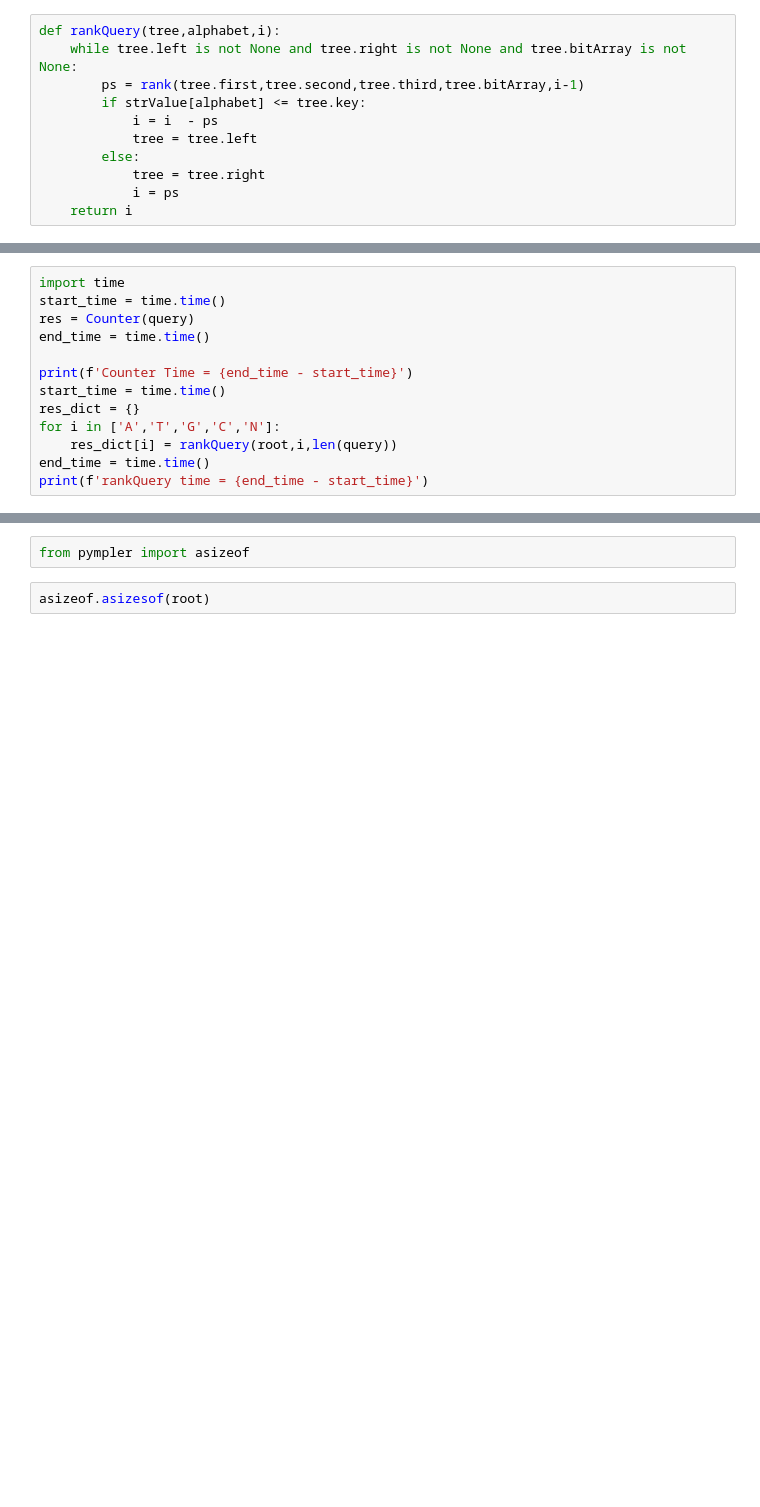
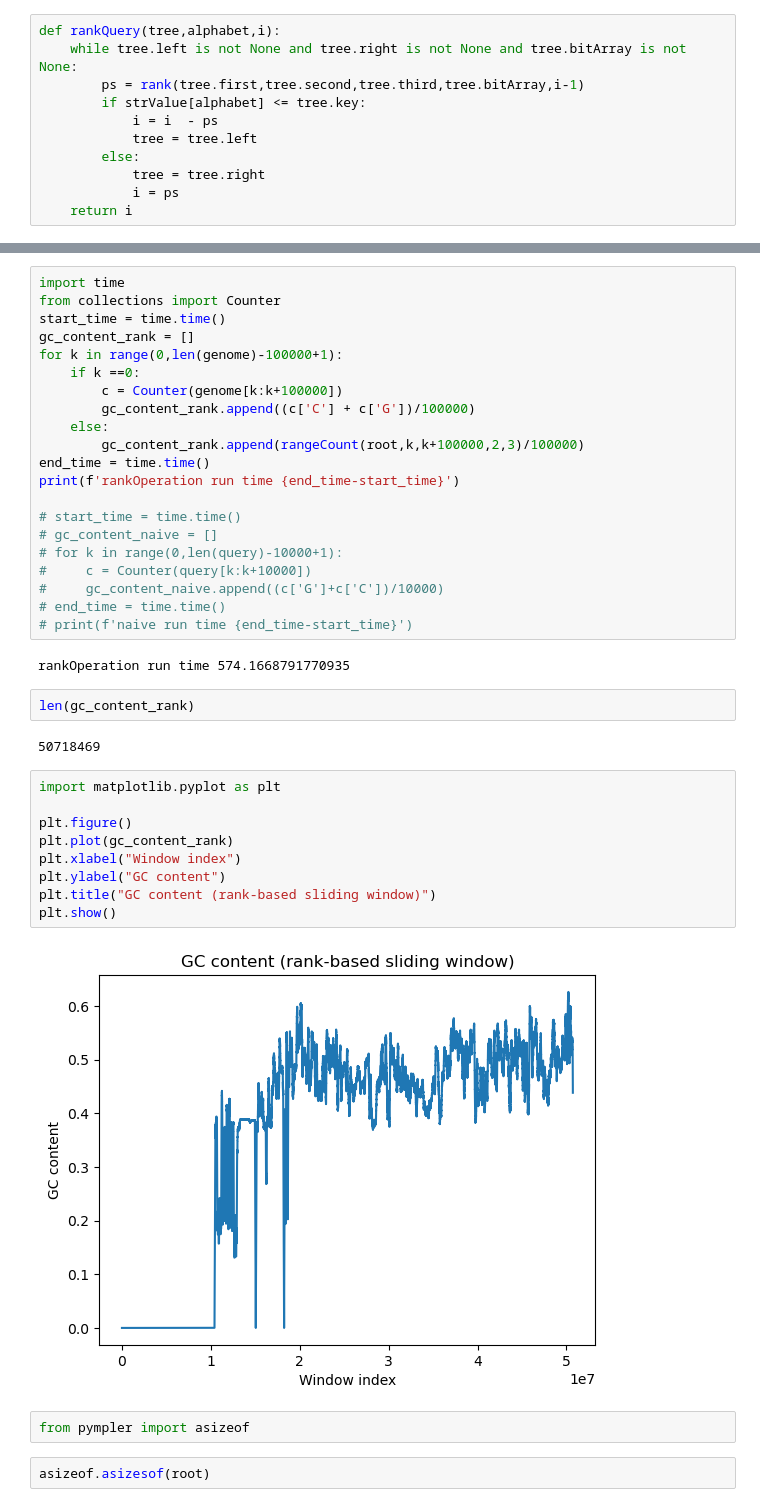
Before and after one commit to js134711/algorithms-Specialisation, a Jupyter notebook: rankOperations.ipynb, the cells around one changed output, grey strips where cells are left out. Saved outputs shown, nothing was run; the diff lists cells and outputs as text; blank space fills up the shorter version.

```diff
--- a/rankOperations.ipynb
+++ b/rankOperations.ipynb
@@ -167,13 +132,0 @@ from collections import Counter
-# %%
-import time
-start_time = time.time()
-res = Counter(query)
-end_time = time.time()
-
-print(f'Counter Time = {end_time - start_time}')
-start_time = time.time()
-res_dict = {}
-for i in ['A','T','G','C','N']:
-    res_dict[i] = rankQuery(root,i,len(query))
-end_time = time.time()
-print(f'rankQuery time = {end_time - start_time}')
@@ -191,3 +165,41 @@ res_dict
+# %%
+import time
+from collections import Counter
+start_time = time.time()
+gc_content_rank = []
+for k in range(0,len(genome)-100000+1):
+    if k ==0:
+        c = Counter(genome[k:k+100000])
+        gc_content_rank.append((c['C'] + c['G'])/100000)
+    else:
+        gc_content_rank.append(rangeCount(root,k,k+100000,2,3)/100000)
+end_time = time.time()
+print(f'rankOperation run time {end_time-start_time}')
+
+# start_time = time.time()
+# gc_content_naive = []
+# for k in range(0,len(query)-10000+1):
+#     c = Counter(query[k:k+10000])
+#     gc_content_naive.append((c['G']+c['C'])/10000)
+# end_time = time.time()
+# print(f'naive run time {end_time-start_time}')
+# %% [output]
+rankOperation run time 574.1668791770935
+# %%
+len(gc_content_rank)
+# %% [output]
+50718469
+# %%
+import matplotlib.pyplot as plt
+
+plt.figure()
+plt.plot(gc_content_rank)
+plt.xlabel("Window index")
+plt.ylabel("GC content")
+plt.title("GC content (rank-based sliding window)")
+plt.show()
+# %% [output]
+[figure, added]
 # %%
 from pympler import asizeof
 # %%
```
Also changed, not shown: parts of 18 cells of this notebook.
